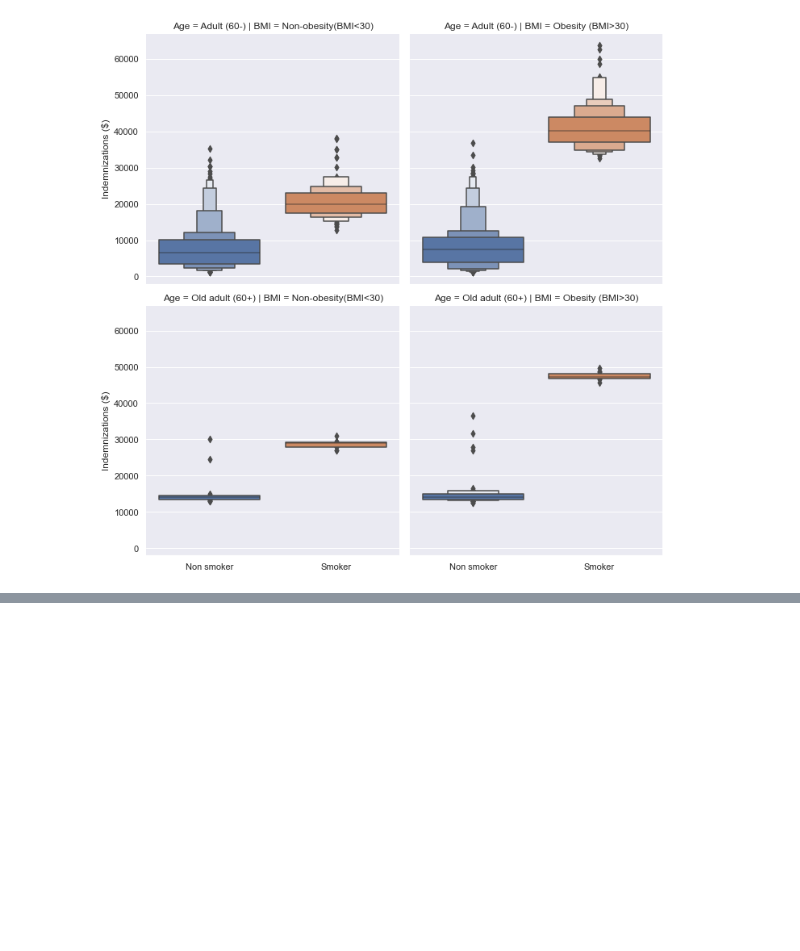
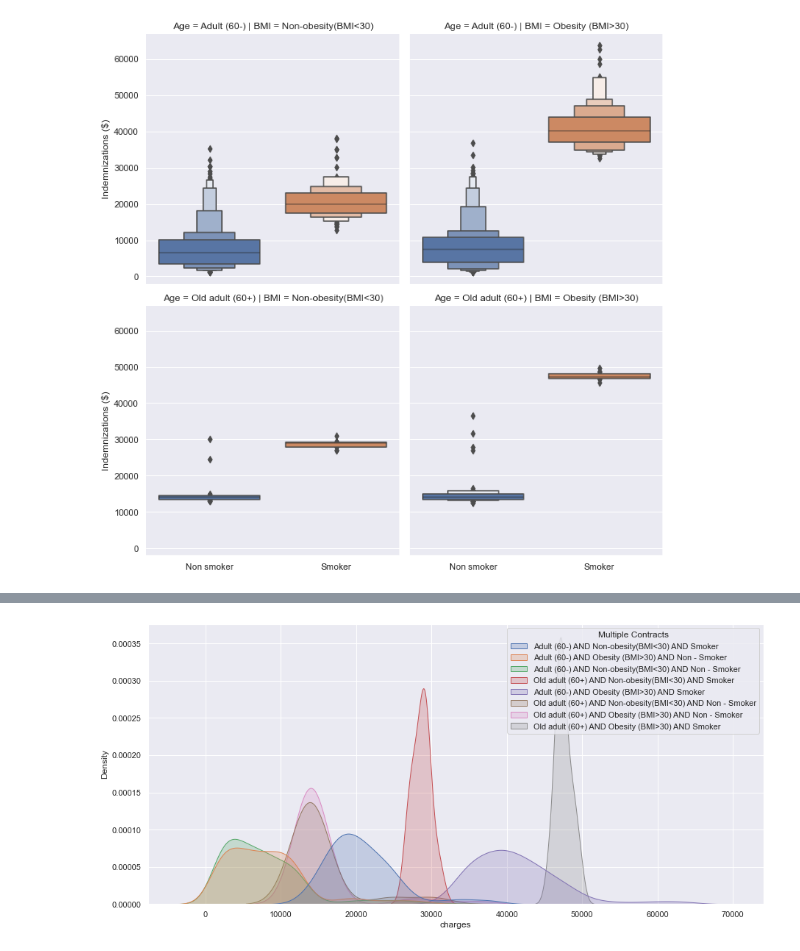
Before and after one commit to renatoquiliche/Insurance-Mathematics-Economics-ADR, a Jupyter notebook: Python Code/Clustering-meanttests-clustering_test.ipynb, the cells around one changed output, grey strips where cells are left out. Saved outputs shown, nothing was run; the diff lists cells and outputs as text; code cells hidden in the pictures; blank space fills up the shorter version.

```diff
--- a/Python Code/Clustering-meanttests-clustering_test.ipynb
+++ b/Python Code/Clustering-meanttests-clustering_test.ipynb
@@ -397,0 +469,6 @@ g = sns.catplot(y="charges", x="smoker", col="BMI", data=data_final, kind="boxen
+# %%
+b = plt.figure(figsize=(15,7))
+sns.set()
+g = sns.kdeplot(x="charges", hue="Multiple Contracts", data=input_simulation, fill=True, common_norm=False)
+# %% [output]
+[figure, added]
```
Also changed, not shown: parts of 18 cells of this notebook, 3 other files.
